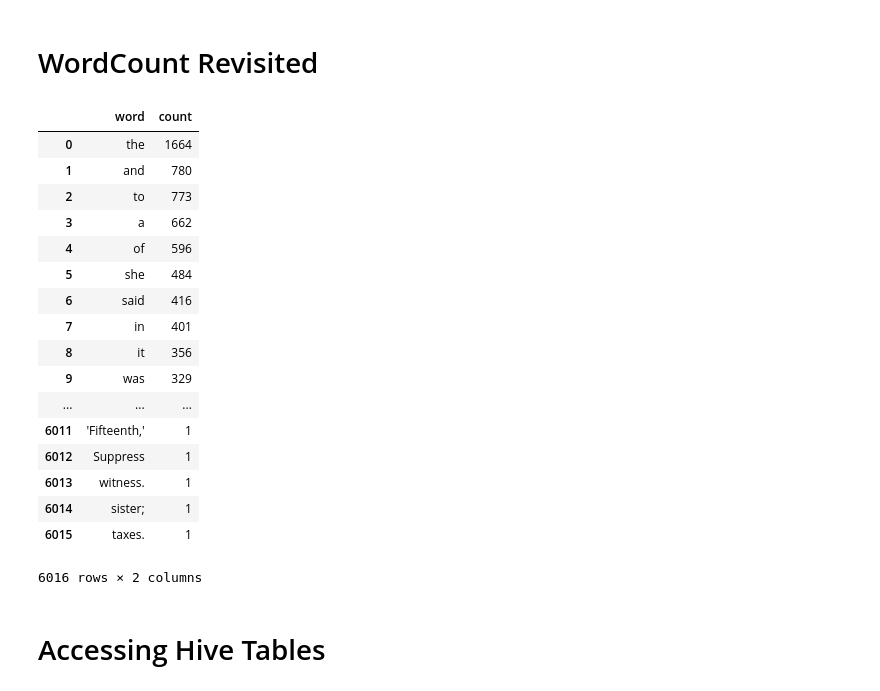
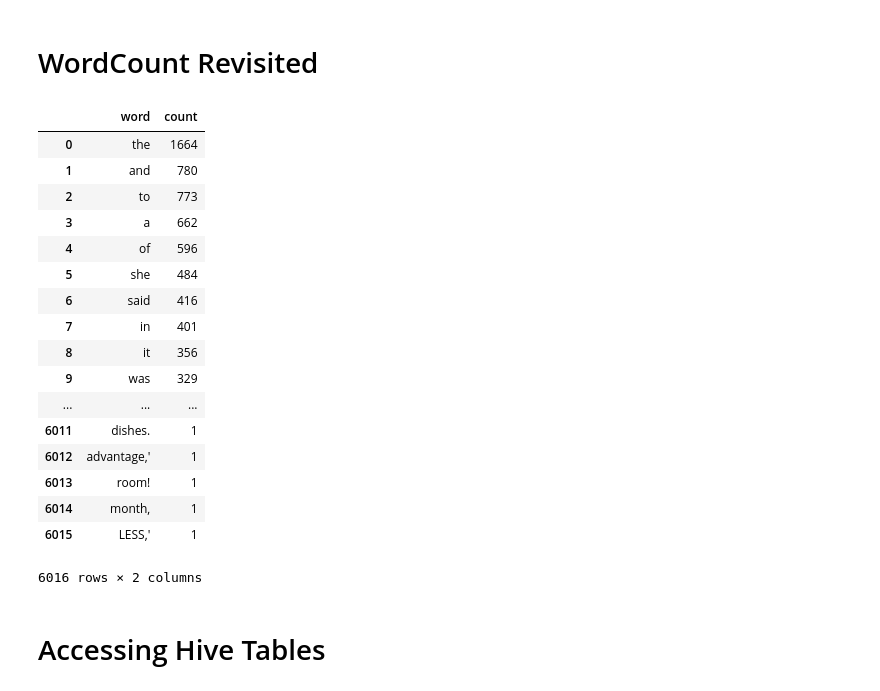
Before and after one commit to dimajix/spark-training, a Jupyter notebook: jupyter-pyspark/PySpark DataFrame Snippets.ipynb, the cells around one changed output. Saved outputs shown, nothing was run; the diff lists cells and outputs as text; code cells hidden in the pictures.

```diff
--- a/jupyter-pyspark/PySpark DataFrame Snippets.ipynb
+++ b/jupyter-pyspark/PySpark DataFrame Snippets.ipynb
@@ -336,29 +376,29 @@ lines.write.mode('overwrite').text('names_ages')
 # %% [markdown]
 # WordCount Revisited
 # %%
-text = sqlContext.read.text('/user/cloudera/alice.txt')
+text = sqlContext.read.text('/user/cloudera/alice-in-wonderland.txt')
 words = text.select(explode(split(text.value,' ')).alias('word')).filter(col('word') != '')
 counts = words.groupBy(words.word).count().orderBy('count',ascending=False)
 
 counts.toPandas()
 # %% [output]
 |  | word | count |
 | 0 | the | 1664 |
 | 1 | and | 780 |
 | 2 | to | 773 |
 | 3 | a | 662 |
 | 4 | of | 596 |
 | 5 | she | 484 |
 | 6 | said | 416 |
 | 7 | in | 401 |
 | 8 | it | 356 |
 | 9 | was | 329 |
 | ... | ... | ... |
-| 6011 | 'Fifteenth,' | 1 |
-| 6012 | Suppress | 1 |
-| 6013 | witness. | 1 |
-| 6014 | sister; | 1 |
-| 6015 | taxes. | 1 |
+| 6011 | dishes. | 1 |
+| 6012 | advantage,' | 1 |
+| 6013 | room! | 1 |
+| 6014 | month, | 1 |
+| 6015 | LESS,' | 1 |
 6016 rows × 2 columns
 # %% [markdown]
 # Accessing Hive Tables
```
Also changed, not shown: parts of 39 cells of this notebook, 3 other files.
